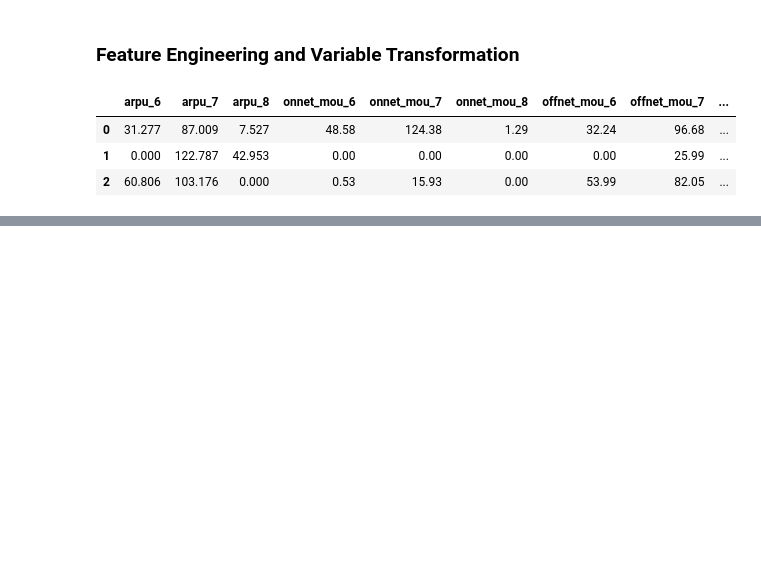
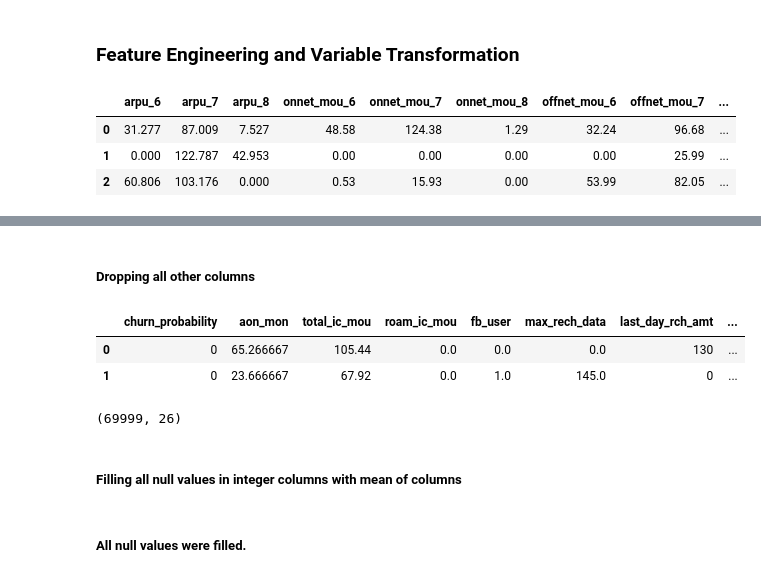
Before and after one commit to simplyshravan/Telecom-Churn-Case-Study, a Jupyter notebook: Telecom Churn.ipynb, the cells around one changed output, grey strips where cells are left out. Saved outputs shown, nothing was run; the diff lists cells and outputs as text; code cells hidden in the pictures; blank space fills up the shorter version.

```diff
--- a/Telecom Churn.ipynb
+++ b/Telecom Churn.ipynb
@@ -477,0 +483,3 @@ df.head(2)
+# %%
+for i in col_list:
+    df[i]=df[i+'_6']+df[i+'_7']+df[i+'_8']
@@ -477,0 +493,2 @@ df.head(2)
+# %% [markdown]
+##### Dropping all other columns
@@ -477,0 +500,16 @@ df.head(2)
+# %%
+df.drop(columns=['date_of_last_rech_6','date_of_last_rech_7','date_of_last_rech_8',
+                 'date_of_last_rech_data_6','date_of_last_rech_data_7','date_of_last_rech_data_8',
+                'aug_vbc_3g','jul_vbc_3g','jun_vbc_3g','tenure_range'],inplace=True)
+pd.set_option("display.max_columns", 200)
+df.head(2)
+# %% [output]
+|  | churn_probability | aon_mon | total_ic_mou | roam_ic_mou | fb_user | max_rech_data | last_day_rch_amt | ... |
+| 0 | 0 | 65.266667 | 105.44 | 0.0 | 0.0 | 0.0 | 130 | ... |
+| 1 | 0 | 23.666667 | 67.92 | 0.0 | 1.0 | 145.0 | 0 | ... |
+# %%
+df.shape
+# %% [output]
+(69999, 26)
+# %% [markdown]
+##### Filling all null values in integer columns with mean of columns
@@ -478,3 +521,5 @@ df.head(2)
+# %% [markdown]
+##### All null values were filled.
 # %%
 # lst=[]
 # for i in df.columns:
```
Also changed, not shown: parts of 52 cells of this notebook.
